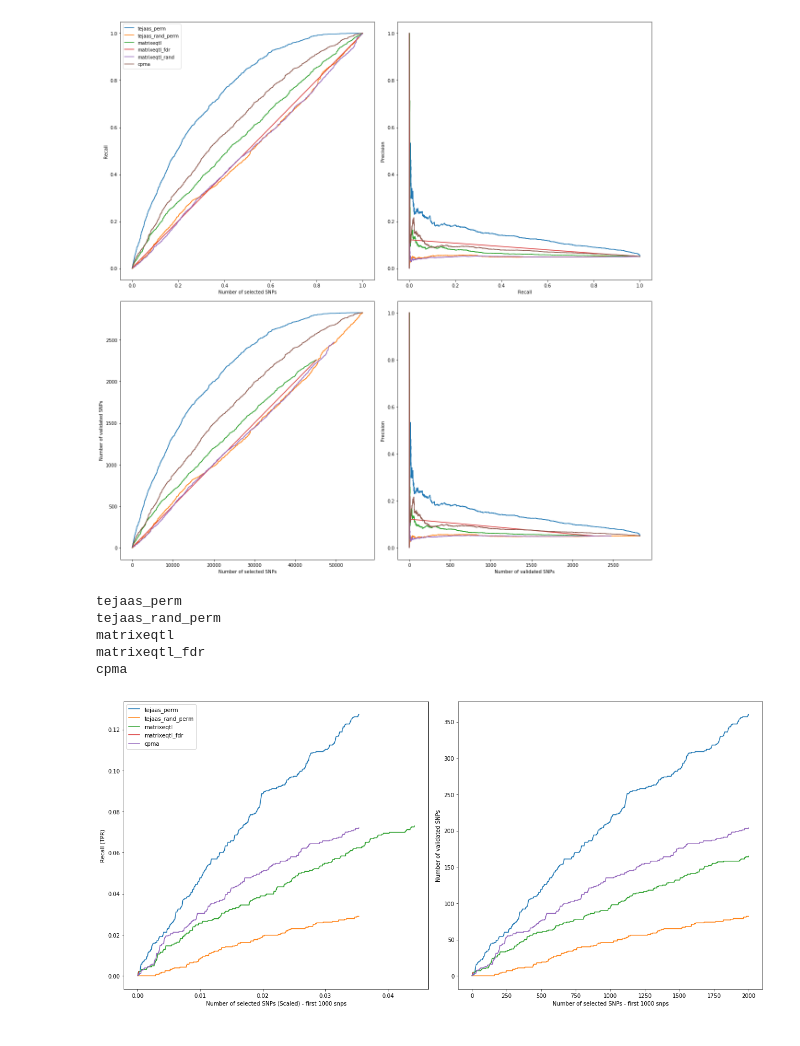
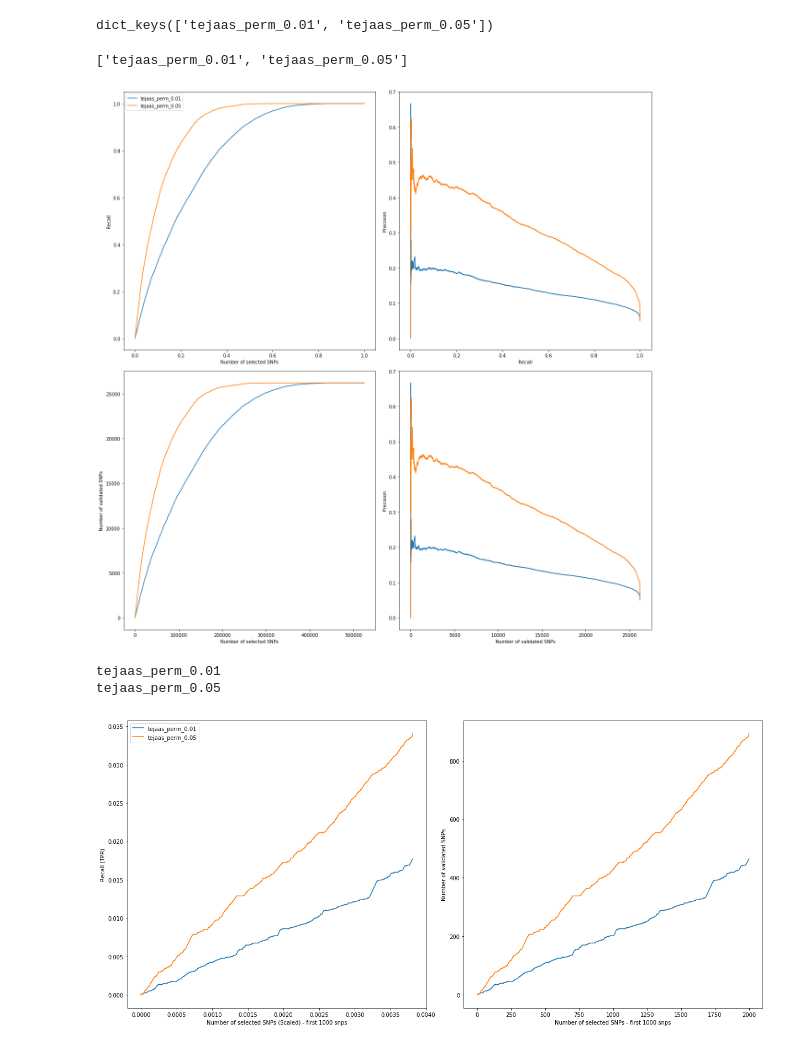
Before and after one commit to banskt/trans-eqtl-pipeline, a Jupyter notebook: analysis/jupyter/crosstissue_validation.ipynb, the cells around one changed output. Saved outputs shown, nothing was run; the diff lists cells and outputs as text; code cells hidden in the pictures.

Commit message:
update data analysis scripts and validation plots

```diff
--- a/analysis/jupyter/crosstissue_validation.ipynb
+++ b/analysis/jupyter/crosstissue_validation.ipynb
@@ -161,8 +244,17 @@ for combination in combi:
 # %%
 valres = collections.defaultdict(dict)
+valres2 = collections.defaultdict(dict)
 for tissue_pair in tissue_pairs:
     for key in methods:
-        valres[tissue_pair][key] = collections.defaultdict(dict)
-        print("Validating {:s} {:s}".format(key, tissue_pair))
-        testdict, valdict = utils.get_compatible_snp_dicts(res[tissue_pair][key]['test'], res[tissue_pair][key]['crossval'])
-        valres[tissue_pair][key] = validate(testdict, valdict, empirical=True)
+        if key.startswith("tejaas"):
+            for sb in sbs:
+                mkey = key + "_" + sb
+                valres[tissue_pair][mkey] = collections.defaultdict(dict)
+                print("Validating {:s} {:s}".format(mkey, tissue_pair))
+                testdict, valdict = utils.get_compatible_snp_dicts(res[tissue_pair][mkey]['test'], res[tissue_pair][mkey]['crossval'])
+                valres[tissue_pair][mkey] = validate(testdict, valdict, empirical=True)
+        else:
+            valres[tissue_pair][key] = collections.defaultdict(dict)
+            print("Validating {:s} {:s}".format(key, tissue_pair))
+            testdict, valdict = utils.get_compatible_snp_dicts(res[tissue_pair][key]['test'], res[tissue_pair][key]['crossval'])
+            valres[tissue_pair][key] = validate(testdict, valdict, empirical=True)
@@ -169,7 +279,13 @@ for tissue_pair in tissue_pairs:
+# %%
+valres['gtex-as_gtex-at'].keys()
+# %% [output]
+dict_keys(['tejaas_perm_0.01', 'tejaas_perm_0.05'])
+# %%
+allmethods
+# %% [output]
+['tejaas_perm_0.01', 'tejaas_perm_0.05']
 # %%
-#outfile = 'gtex_ms_hlv_lmcorrected_validation_tejaas-sb0_01_chr-7-8.pdf'
-#outfile = 'validation_methods_comparison_matrixeqtl_ms_hlv_no_correction.png'
-outfile = "../plots/gtex_hlv_ms_lmcorrected_validation_chr22_sp.png"
+outfile = "../plots/test.png"
 
 fig = plt.figure(figsize = (17, 17))
 ax1 = fig.add_subplot(221)
@@ -177,18 +293,26 @@ ax2 = fig.add_subplot(222)
 ax3 = fig.add_subplot(223)
 ax4 = fig.add_subplot(224)
 
-plot_methods = ['tejaas_maf', 'tejaas_perm', 'cpma', 'matrixeqtl', 'matrixeqtl_fdr',
-                'tejaas_rand_maf', 'tejaas_rand_perm', 'cpma_rand', 'matrixeqtl_rand']
-plot_methods = ['tejaas_perm', 'tejaas_rand_perm', 'matrixeqtl', 'matrixeqtl_fdr', 'matrixeqtl_rand', 'cpma']
+# plot_methods = ['tejaas_maf', 'tejaas_perm', 'cpma', 'matrixeqtl', 'matrixeqtl_fdr',
+#                 'tejaas_rand_maf', 'tejaas_rand_perm', 'cpma_rand', 'matrixeqtl_rand']
+plot_methods = ['tejaas_perm']
 
 tissue_pair = 'gtex-bca_gtex-bce'
-for key in plot_methods:
+tissue_pair = 'gtex-as_gtex-at'
+for key in allmethods:
     nsel, tpr, ppv, valids = roc.confusion_matrix(valres[tissue_pair][key])
     scaled_nsel = nsel / max(nsel)
-    ax1.plot(scaled_nsel, tpr, label = key)
+    ax1.plot(scaled_nsel, tpr, label =key)
     ax2.plot(tpr, ppv, label = key)
     ax3.plot(nsel, valids, label = key)
     ax4.plot(valids, ppv, label = key)
+
+#         nsel2, tpr2, ppv2, valids2 = roc.confusion_matrix(valres2[tissue_pair][mkey])
+#         scaled_nsel2 = nsel2 / max(nsel2)
+#         ax1.plot(scaled_nsel2, tpr2, label =mkey+"2")
+#         ax2.plot(tpr2, ppv2, label = mkey+"2")
+#         ax3.plot(nsel2, valids2, label = mkey+"2")
+#         ax4.plot(valids2, ppv2, label = mkey+"2")
 
 
 mlabel = r'Number of selected SNPs'
@@ -212,7 +336,7 @@ plt.tight_layout()
 # plt.savefig(outfile, bbox_inches='tight')
 plt.show()
 # %% [output]
-[figure, old version]
+[figure, new version]
 # %%
 #outfile = 'gtex_ms_hlv_lmcorrected_validation_tejaas-sb0_01_chr-7-8.pdf'
 #outfile = 'validation_methods_comparison_matrixeqtl_ms_hlv_no_correction.png'
@@ -220,44 +344,39 @@ plt.show()
 fig = plt.figure(figsize = (17, 8))
 ax1 = fig.add_subplot(121)
 ax2 = fig.add_subplot(122)
-
-tissue_pair = 'gtex-bca_gtex-bce'
-plot_methods = [ 'tejaas_perm', 'tejaas_rand_perm', 'matrixeqtl', 'matrixeqtl_fdr', 'cpma']
-for key in plot_methods:
+tissue_pair = 'gtex-as_gtex-at'
+for key in allmethods:
     nsel, tpr, ppv, valids = roc.confusion_matrix(valres[tissue_pair][key])
     scaled_nsel = nsel / max(nsel)
     #ax1.plot(scaled_nsel, tpr, label = key)
     #ax2.plot(tpr, ppv, label = key)
     Nmax = min(2000, len(nsel)-1)
     ix = nsel < Nmax
     x = np.append(nsel[ ix ], Nmax)
     xscaled  = np.append(scaled_nsel[ ix ], Nmax/max(nsel))
 
     y = np.append(valids[ ix ], valids[ np.sum(ix)])
     ytpr = np.append(tpr[ ix ],    tpr[ np.sum(ix)])
     print(key)
     ax1.plot(xscaled, ytpr, label = key)
     ax2.plot(x, y, label = key)
 
 mlabel = r'Number of selected SNPs (Scaled) - first 1000 snps'
 ax1.set_xlabel(mlabel)
 mlabel = r'Number of selected SNPs - first 1000 snps'
 ax2.set_xlabel(mlabel)
 mlabel = r'Recall (TPR)'
 ax1.set_ylabel(mlabel)
 mlabel = r'Number of validated SNPs'
 ax2.set_ylabel(mlabel)
 
 # ax1.set_xlim([0, 100])
 # ax1.set_ylim([0, 60])
 ax1.legend()
 plt.tight_layout()
 #plt.savefig(outfile, bbox_inches='tight')
 plt.show()
 # %% [output]
-tejaas_perm
-tejaas_rand_perm
-matrixeqtl
-matrixeqtl_fdr
-cpma
+tejaas_perm_0.01
+tejaas_perm_0.05
-[figure, old version]
+[figure, new version]
```
Also changed, not shown: parts of 13 cells of this notebook, 7 other files.
